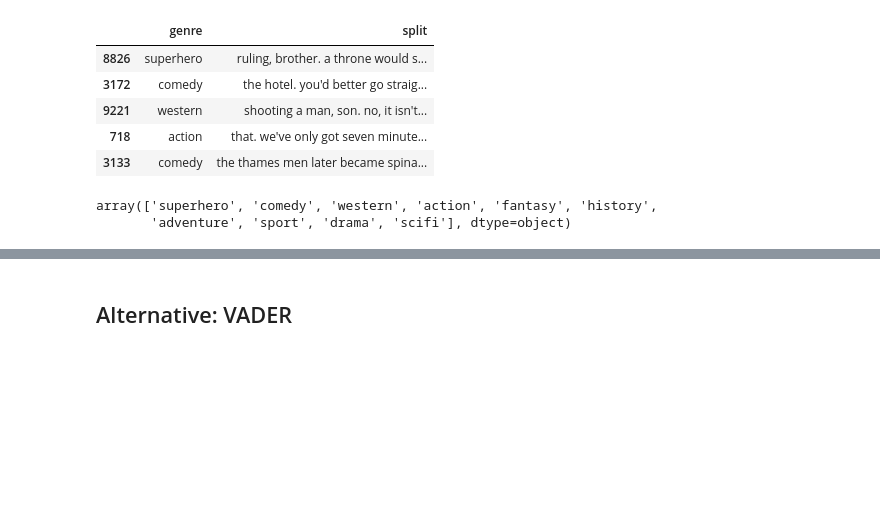
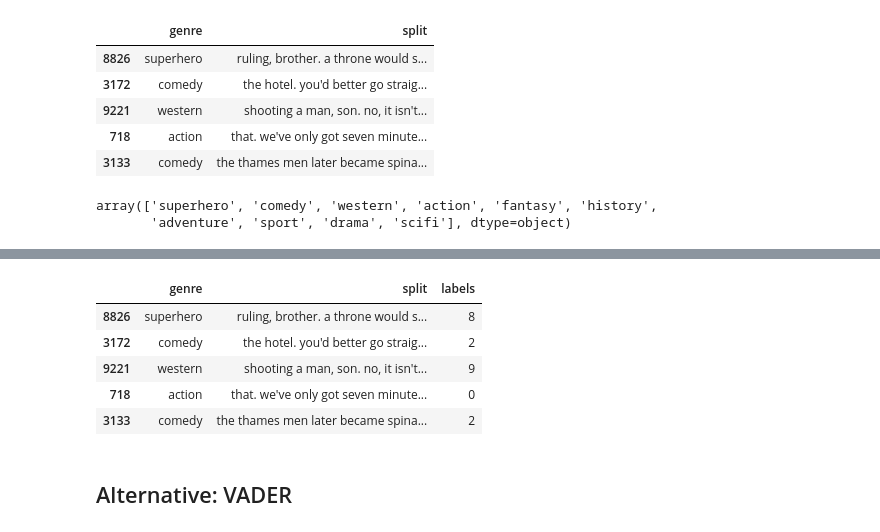
Before and after one commit to tiost100/Movie-Genre-Recognition, a Jupyter notebook: sentiment_classifier.ipynb, the cells around one changed output, grey strips where cells are left out. Drawn from its saved outputs; the diff is of its cells as text; code cells hidden in the pictures; blank space fills up the shorter version.

```diff
--- a/sentiment_classifier.ipynb
+++ b/sentiment_classifier.ipynb
@@ -39,3 +60,12 @@ array(['superhero', 'comedy', 'western', 'action', 'fantasy', 'history',
+# %%
+data.head()
+# %% [output]
+|  | genre | split | labels |
+| 8826 | superhero | ruling, brother. a throne would s... | 8 |
+| 3172 | comedy | the hotel. you'd better go straig... | 2 |
+| 9221 | western | shooting a man, son. no, it isn't... | 9 |
+| 718 | action | that. we've only got seven minute... | 0 |
+| 3133 | comedy | the thames men later became spina... | 2 |
 # %% [markdown]
 ## Alternative: VADER
 # %%
```
Also changed, not shown: parts of 16 cells of this notebook.
